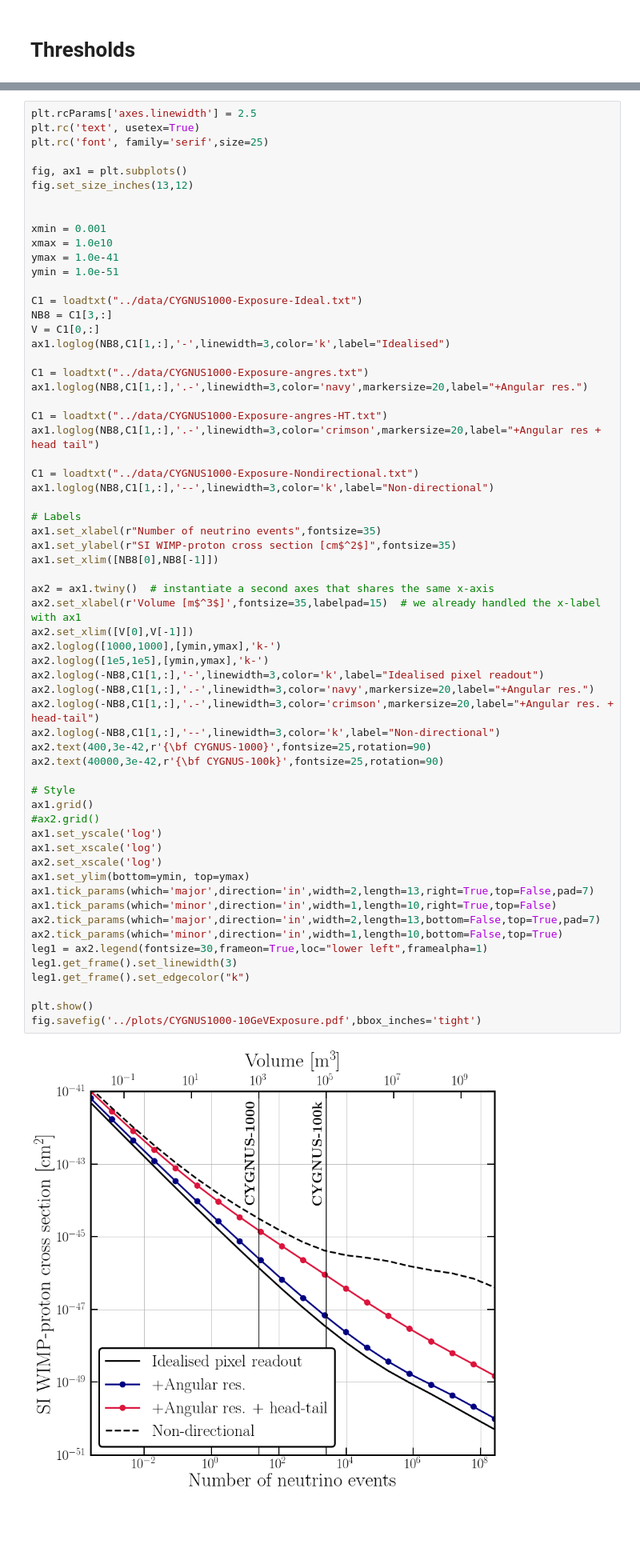
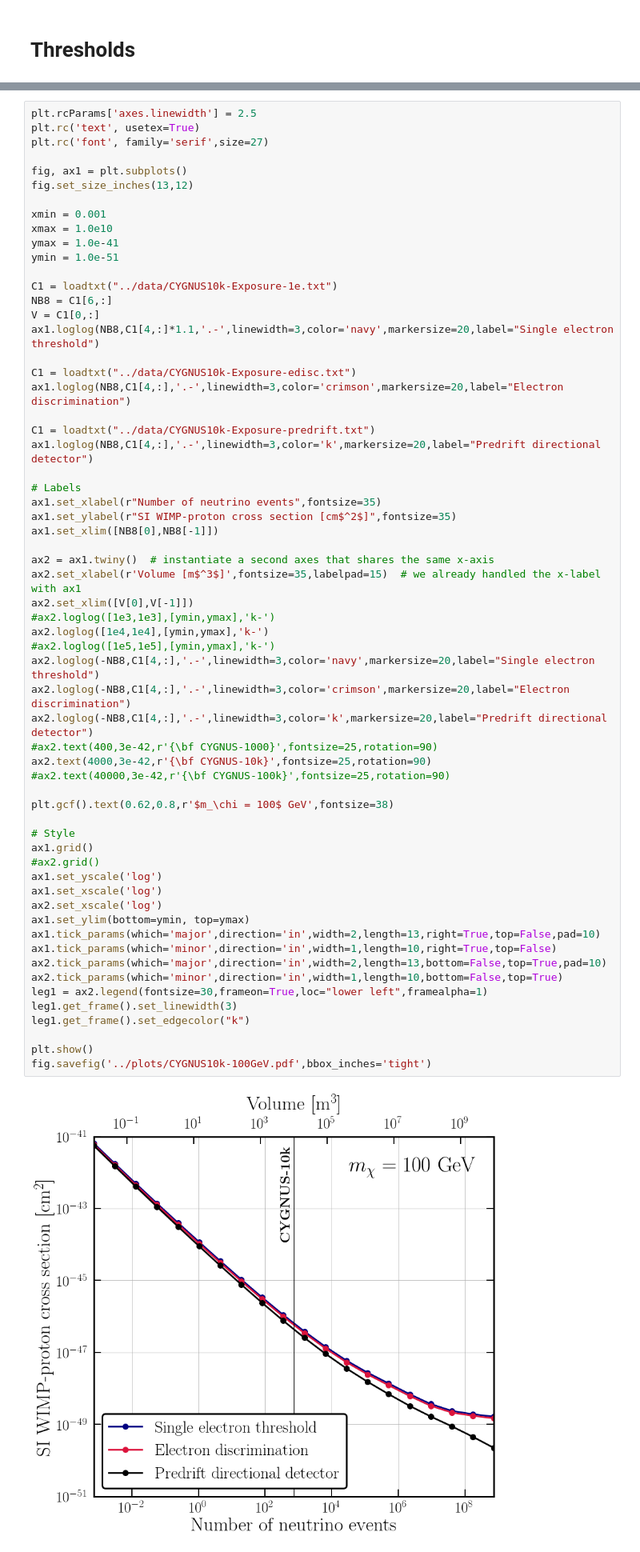
Before and after one commit to cajohare/CYGNUS, a Jupyter notebook: python/Plot_FullLimits-Meeting.ipynb, the cells around one changed output, grey strips where cells are left out. Shown: that part at 80% size. Drawn from its saved outputs; the diff is of its cells as text; blank space fills up the shorter version.

```diff
--- a/python/Plot_FullLimits-Meeting.ipynb
+++ b/python/Plot_FullLimits-Meeting.ipynb
@@ -258,64 +367,63 @@ fig.savefig('../plots/CYGNUS1000-thresholds.pdf',bbox_inches='tight')
 # %%
 plt.rcParams['axes.linewidth'] = 2.5
 plt.rc('text', usetex=True)
-plt.rc('font', family='serif',size=25)
+plt.rc('font', family='serif',size=27)
 
 fig, ax1 = plt.subplots()
 fig.set_size_inches(13,12)
-
 
 xmin = 0.001
 xmax = 1.0e10
 ymax = 1.0e-41
 ymin = 1.0e-51
 
-C1 = loadtxt("../data/CYGNUS1000-Exposure-Ideal.txt")
-NB8 = C1[3,:]
+C1 = loadtxt("../data/CYGNUS10k-Exposure-1e.txt")
+NB8 = C1[6,:]
 V = C1[0,:]
-ax1.loglog(NB8,C1[1,:],'-',linewidth=3,color='k',label="Idealised")
+ax1.loglog(NB8,C1[4,:]*1.1,'.-',linewidth=3,color='navy',markersize=20,label="Single electron threshold")
 
-C1 = loadtxt("../data/CYGNUS1000-Exposure-angres.txt")
-ax1.loglog(NB8,C1[1,:],'.-',linewidth=3,color='navy',markersize=20,label="+Angular res.")
+C1 = loadtxt("../data/CYGNUS10k-Exposure-edisc.txt")
+ax1.loglog(NB8,C1[4,:],'.-',linewidth=3,color='crimson',markersize=20,label="Electron discrimination")
 
-C1 = loadtxt("../data/CYGNUS1000-Exposure-angres-HT.txt")
-ax1.loglog(NB8,C1[1,:],'.-',linewidth=3,color='crimson',markersize=20,label="+Angular res + head tail")
-
-C1 = loadtxt("../data/CYGNUS1000-Exposure-Nondirectional.txt")
-ax1.loglog(NB8,C1[1,:],'--',linewidth=3,color='k',label="Non-directional")
+C1 = loadtxt("../data/CYGNUS10k-Exposure-predrift.txt")
+ax1.loglog(NB8,C1[4,:],'.-',linewidth=3,color='k',markersize=20,label="Predrift directional detector")
 
 # Labels
 ax1.set_xlabel(r"Number of neutrino events",fontsize=35)
 ax1.set_ylabel(r"SI WIMP-proton cross section [cm$^2$]",fontsize=35)
 ax1.set_xlim([NB8[0],NB8[-1]])
 
 ax2 = ax1.twiny()  # instantiate a second axes that shares the same x-axis
 ax2.set_xlabel(r'Volume [m$^3$]',fontsize=35,labelpad=15)  # we already handled the x-label with ax1
 ax2.set_xlim([V[0],V[-1]])
-ax2.loglog([1000,1000],[ymin,ymax],'k-')
-ax2.loglog([1e5,1e5],[ymin,ymax],'k-')
-ax2.loglog(-NB8,C1[1,:],'-',linewidth=3,color='k',label="Idealised pixel readout")
-ax2.loglog(-NB8,C1[1,:],'.-',linewidth=3,color='navy',markersize=20,label="+Angular res.")
-ax2.loglog(-NB8,C1[1,:],'.-',linewidth=3,color='crimson',markersize=20,label="+Angular res. + head-tail")
-ax2.loglog(-NB8,C1[1,:],'--',linewidth=3,color='k',label="Non-directional")
-ax2.text(400,3e-42,r'{\bf CYGNUS-1000}',fontsize=25,rotation=90)
-ax2.text(40000,3e-42,r'{\bf CYGNUS-100k}',fontsize=25,rotation=90)
+#ax2.loglog([1e3,1e3],[ymin,ymax],'k-')
+ax2.loglog([1e4,1e4],[ymin,ymax],'k-')
+#ax2.loglog([1e5,1e5],[ymin,ymax],'k-')
+ax2.loglog(-NB8,C1[4,:],'.-',linewidth=3,color='navy',markersize=20,label="Single electron threshold")
+ax2.loglog(-NB8,C1[4,:],'.-',linewidth=3,color='crimson',markersize=20,label="Electron discrimination")
+ax2.loglog(-NB8,C1[4,:],'.-',linewidth=3,color='k',markersize=20,label="Predrift directional detector")
+#ax2.text(400,3e-42,r'{\bf CYGNUS-1000}',fontsize=25,rotation=90)
+ax2.text(4000,3e-42,r'{\bf CYGNUS-10k}',fontsize=25,rotation=90)
+#ax2.text(40000,3e-42,r'{\bf CYGNUS-100k}',fontsize=25,rotation=90)
+
+plt.gcf().text(0.62,0.8,r'$m_\chi = 100$ GeV',fontsize=38)
 
 # Style
 ax1.grid()
 #ax2.grid()
 ax1.set_yscale('log')
 ax1.set_xscale('log')
 ax2.set_xscale('log')
 ax1.set_ylim(bottom=ymin, top=ymax)
-ax1.tick_params(which='major',direction='in',width=2,length=13,right=True,top=False,pad=7)
+ax1.tick_params(which='major',direction='in',width=2,length=13,right=True,top=False,pad=10)
 ax1.tick_params(which='minor',direction='in',width=1,length=10,right=True,top=False)
-ax2.tick_params(which='major',direction='in',width=2,length=13,bottom=False,top=True,pad=7)
+ax2.tick_params(which='major',direction='in',width=2,length=13,bottom=False,top=True,pad=10)
 ax2.tick_params(which='minor',direction='in',width=1,length=10,bottom=False,top=True)
 leg1 = ax2.legend(fontsize=30,frameon=True,loc="lower left",framealpha=1)
 leg1.get_frame().set_linewidth(3)
 leg1.get_frame().set_edgecolor("k")
 
 plt.show()
-fig.savefig('../plots/CYGNUS1000-10GeVExposure.pdf',bbox_inches='tight')
+fig.savefig('../plots/CYGNUS10k-100GeV.pdf',bbox_inches='tight')
 # %% [output]
-[figure, old version]
+[figure, new version]
```
Also changed, not shown: parts of 8 cells of this notebook, 25 other files.
